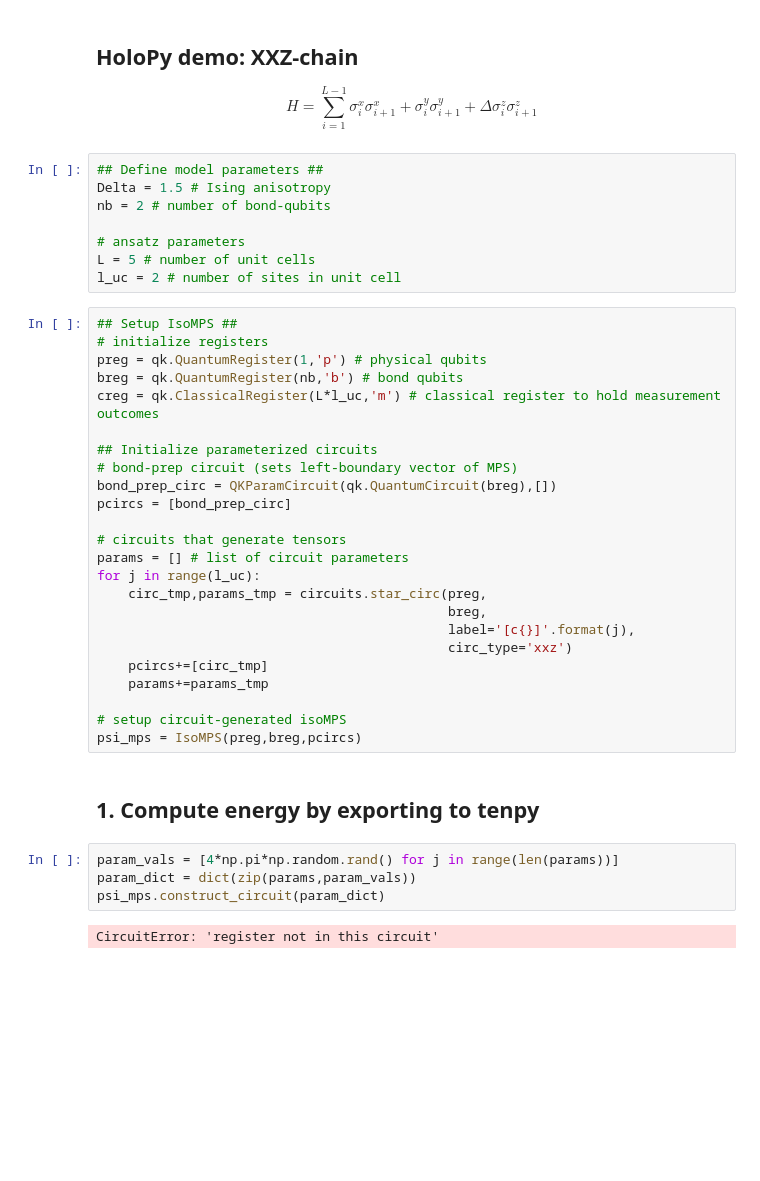
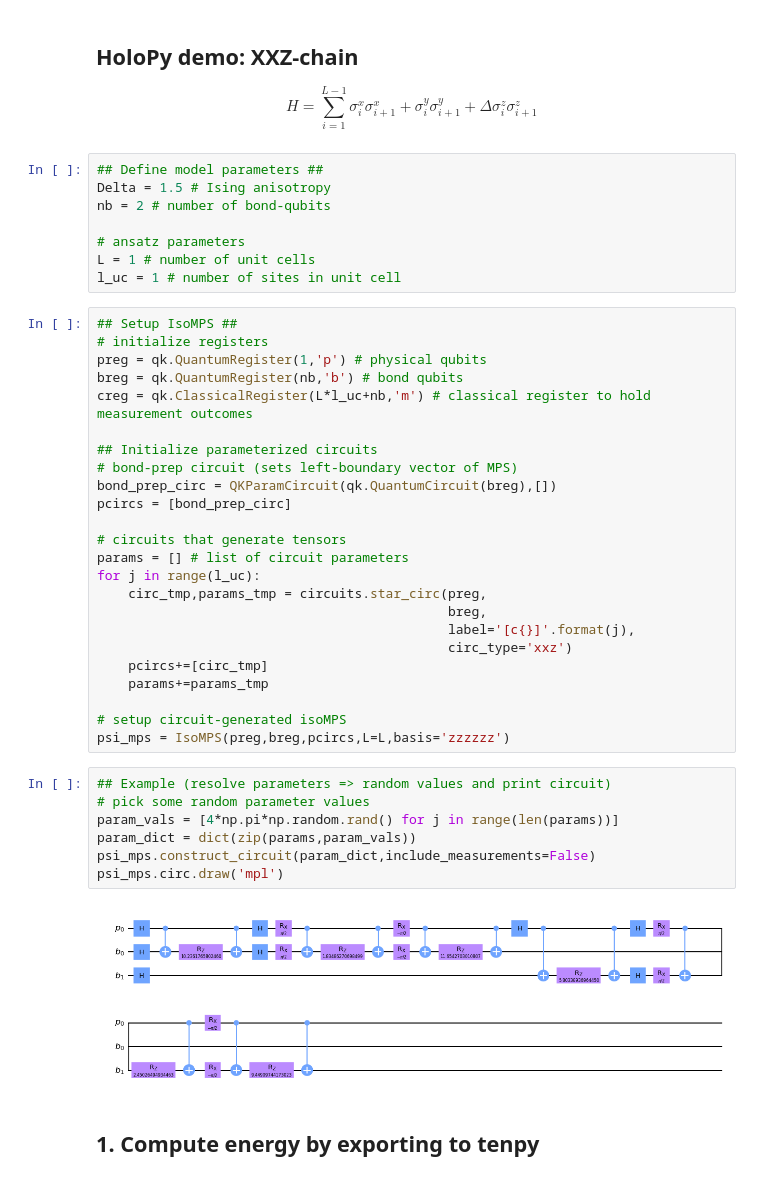
Before and after one commit to andrewcpotter/holopy, a Jupyter notebook: holoVQE_demo_XXZ.ipynb, the cells around one changed output. Saved outputs shown, nothing was run; the diff lists cells and outputs as text; blank space fills up the shorter version.

Commit message:
construct_circuit
measurements optional

```diff
--- a/holoVQE_demo_XXZ.ipynb
+++ b/holoVQE_demo_XXZ.ipynb
@@ -22,14 +22,14 @@ Delta = 1.5 # Ising anisotropy
 nb = 2 # number of bond-qubits
 
 # ansatz parameters
-L = 5 # number of unit cells
-l_uc = 2 # number of sites in unit cell
+L = 1 # number of unit cells
+l_uc = 1 # number of sites in unit cell
 # %%
 ## Setup IsoMPS ##
 # initialize registers
 preg = qk.QuantumRegister(1,'p') # physical qubits
 breg = qk.QuantumRegister(nb,'b') # bond qubits
-creg = qk.ClassicalRegister(L*l_uc,'m') # classical register to hold measurement outcomes
+creg = qk.ClassicalRegister(L*l_uc+nb,'m') # classical register to hold measurement outcomes
 
 ## Initialize parameterized circuits
 # bond-prep circuit (sets left-boundary vector of MPS)
@@ -47,12 +47,15 @@ for j in range(l_uc):
     params+=params_tmp
 
 # setup circuit-generated isoMPS
-psi_mps = IsoMPS(preg,breg,pcircs)
+psi_mps = IsoMPS(preg,breg,pcircs,L=L,basis='zzzzzz')
+# %%
+## Example (resolve parameters => random values and print circuit)
+# pick some random parameter values
+param_vals = [4*np.pi*np.random.rand() for j in range(len(params))]
+param_dict = dict(zip(params,param_vals))
+psi_mps.construct_circuit(param_dict,include_measurements=False)
+psi_mps.circ.draw('mpl')
+# %% [output]
+[figure, added]
 # %% [markdown]
 ## 1. Compute energy by exporting to tenpy
-# %%
-param_vals = [4*np.pi*np.random.rand() for j in range(len(params))]
-param_dict = dict(zip(params,param_vals))
-psi_mps.construct_circuit(param_dict)
-# %% [output]
-CircuitError: 'register not in this circuit'
```
Also changed, not shown: parts of 2 cells of this notebook, 1 other file.
